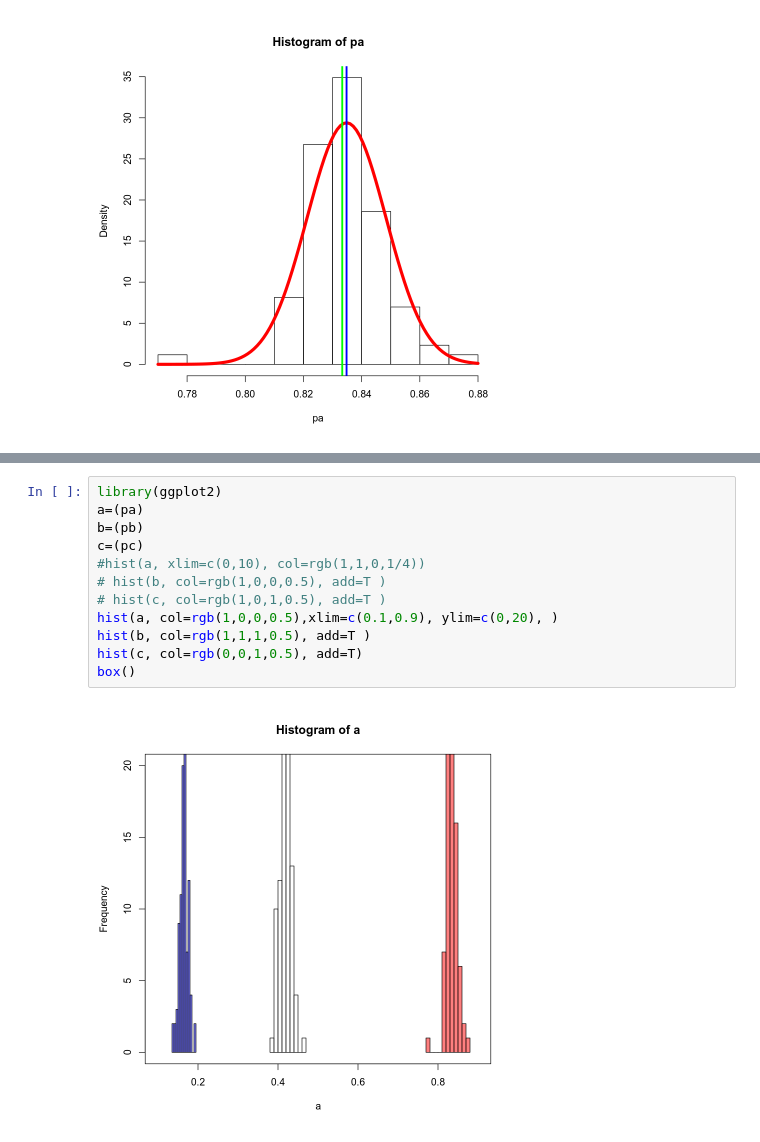
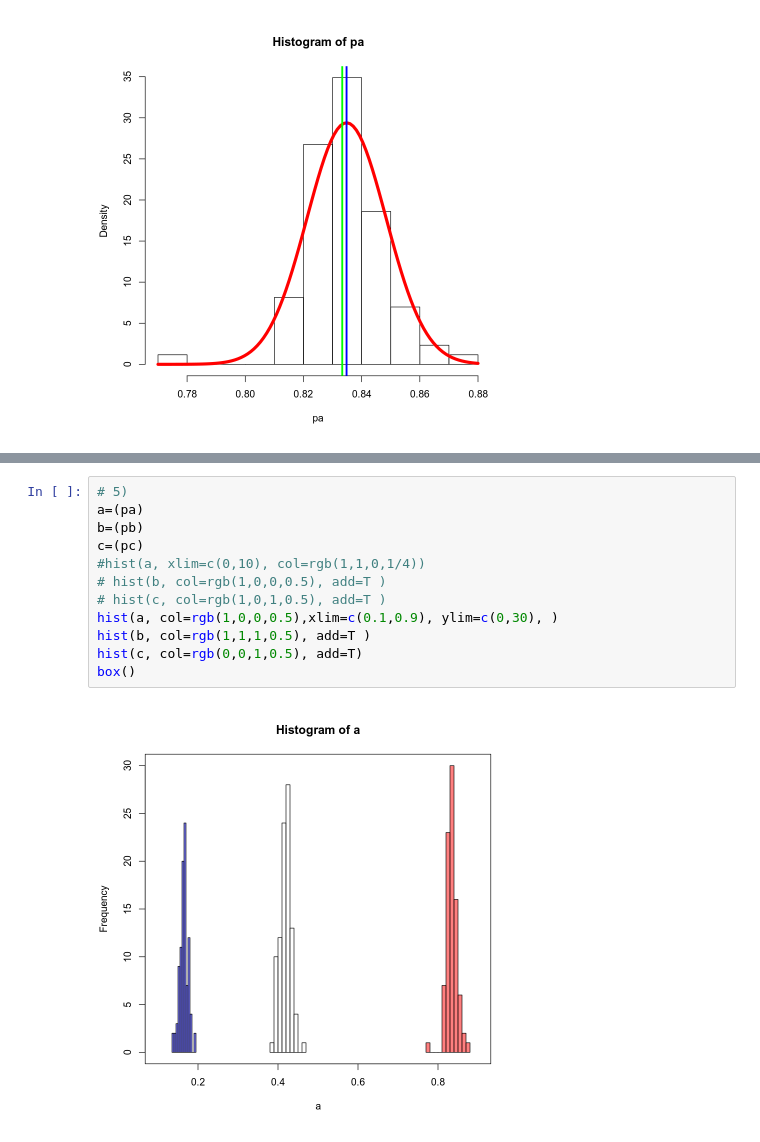
Before and after one commit to franhace/Proba-Estadistica, a Jupyter notebook: Practica/5/EjercicioTCL/EjTCL.ipynb, the cells around one changed output, grey strips where cells are left out. Cells and saved outputs as stored; diff of their text form.

```diff
--- a/Practica/5/EjercicioTCL/EjTCL.ipynb
+++ b/Practica/5/EjercicioTCL/EjTCL.ipynb
@@ -66,14 +68,14 @@ abline(v = media_estimada_c, col = "blue", lwd = 3)
 # %%
-library(ggplot2)
+# 5)
 a=(pa)
 b=(pb)
 c=(pc)
 #hist(a, xlim=c(0,10), col=rgb(1,1,0,1/4))
 # hist(b, col=rgb(1,0,0,0.5), add=T )
 # hist(c, col=rgb(1,0,1,0.5), add=T )
-hist(a, col=rgb(1,0,0,0.5),xlim=c(0.1,0.9), ylim=c(0,20), )
+hist(a, col=rgb(1,0,0,0.5),xlim=c(0.1,0.9), ylim=c(0,30), )
 hist(b, col=rgb(1,1,1,0.5), add=T )
 hist(c, col=rgb(0,0,1,0.5), add=T)
 box()
 # %% [output]
-[figure, old version]
+[figure, new version]
```
Also changed, not shown: parts of 2 cells of this notebook, 1 other file.
